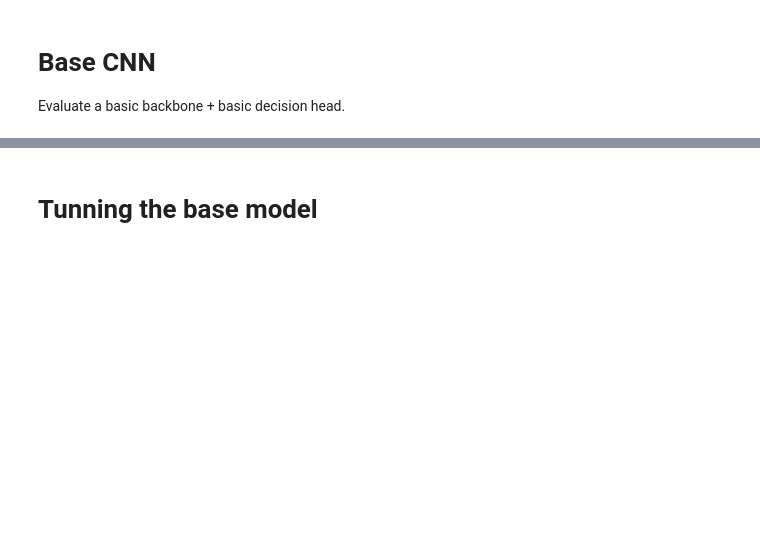
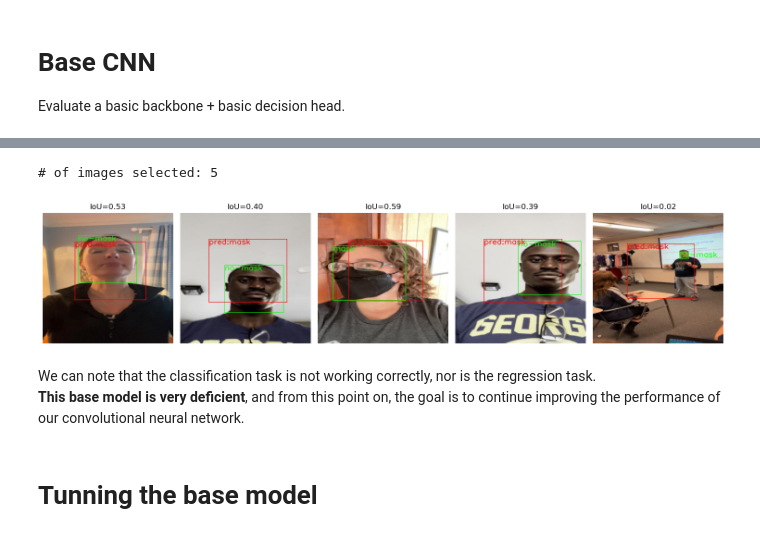
Before and after one commit to JhonattanReales21/Kaggle_CNN_competition_ML4_MIAA, a Jupyter notebook: notebooks/cnn_personalized.ipynb, the cells around one changed output, grey strips where cells are left out. Saved outputs shown, nothing was run; the diff lists cells and outputs as text; code cells hidden in the pictures; blank space fills up the shorter version.

```diff
--- a/notebooks/cnn_personalized.ipynb
+++ b/notebooks/cnn_personalized.ipynb
@@ -182,12 +183,21 @@ dl_valid = DataLoader(
 # Base CNN
 Evaluate a basic backbone + basic decision head.
 # %%
+# Base CNN architecture params
+base_ch = 16  # base number of channels
+out_dim = 128  # output feature dimension from the backbone
+prct_dropout = 0.3  # dropout percentage
+
+# Base training params
+lr_base = 1e-4
+weight_decay_base = 1e-4
+
 # Instantiate the base model
 base_backbone = BaseBackbone(base_ch=base_ch, out_dim=out_dim)
 
 # Wrap the backbone and add the decision head
 base_cnn_arch = TwoHeadNetVOC(
-    backbone=base_backbone, feat_dim=out_dim, dropout=base_dropout
+    backbone=base_backbone, feat_dim=out_dim, dropout=prct_dropout
 ).to(DEVICE)
 
 # Define the optimizer and the accuracy metric
@@ -238,16 +284,23 @@ plot_history(history_base_model, figsize=(13, 4))
 # %%
-# Sanity check of the predictions and show some examples
-sanity_check_batch(base_model)
-print()
+# Show an inference example by loading the best model and visualizing some predictions
+# on random validation images
 
 checkpoint_path = os.path.join(OUTPUT_DIR, "cnn_base", "best_monitor_model.pt")
+annotations_dict = {"origin": "closed", "thickness": 1, "font_scale": 0.5}
 
 visualize_predictions(
-    model_class=base_cnn_arch,  # tu clase de red
-    checkpoint_path=checkpoint_path,  # ruta al .pt
-    dl_valid=dl_valid,  # tu dataloader de validación
-    n_images=3,  # número de imágenes a mostrar
-    n_cols=3,  # número de columnas en la grilla
-    threshold=0.5,  # umbral de clasificación (opcional)
-    device=DEVICE,  # o "cpu" si no tienes GPU
+    model_class=base_cnn_arch,  # your network class
+    checkpoint_path=checkpoint_path,  # path to the .pt file
+    norm_mean=mean_train_images,  # mean for normalization (R, G, B)
+    norm_std=std_train_images,  # std for normalization (R, G, B)
+    valid_dataset=valid_dataset,  # validation Dataset
+    figsize=(15, 5),  # figure size
+    annotations_dict=annotations_dict,  # annotations dictionary
+    n_images=5,  # number of images to display
+    n_cols=5,  # number of columns in the grid
+    threshold=0.5,  # classification threshold (optional)
+    device=DEVICE,  # or "cpu" if you don’t have a GPU
 )
+# %% [output]
+# of images selected: 5
+[figure, added]
@@ -254,3 +310,6 @@ visualize_predictions(
+# %% [markdown]
+We can note that the classification task is not working correctly, nor is the regression task.
+**This base model is very deficient**, and from this point on, the goal is to continue improving the performance of our convolutional neural network.
 # %% [markdown]
 # Tunning the base model
 # %% [markdown]
```
Also changed, not shown: parts of 14 cells of this notebook, 4 other files.
